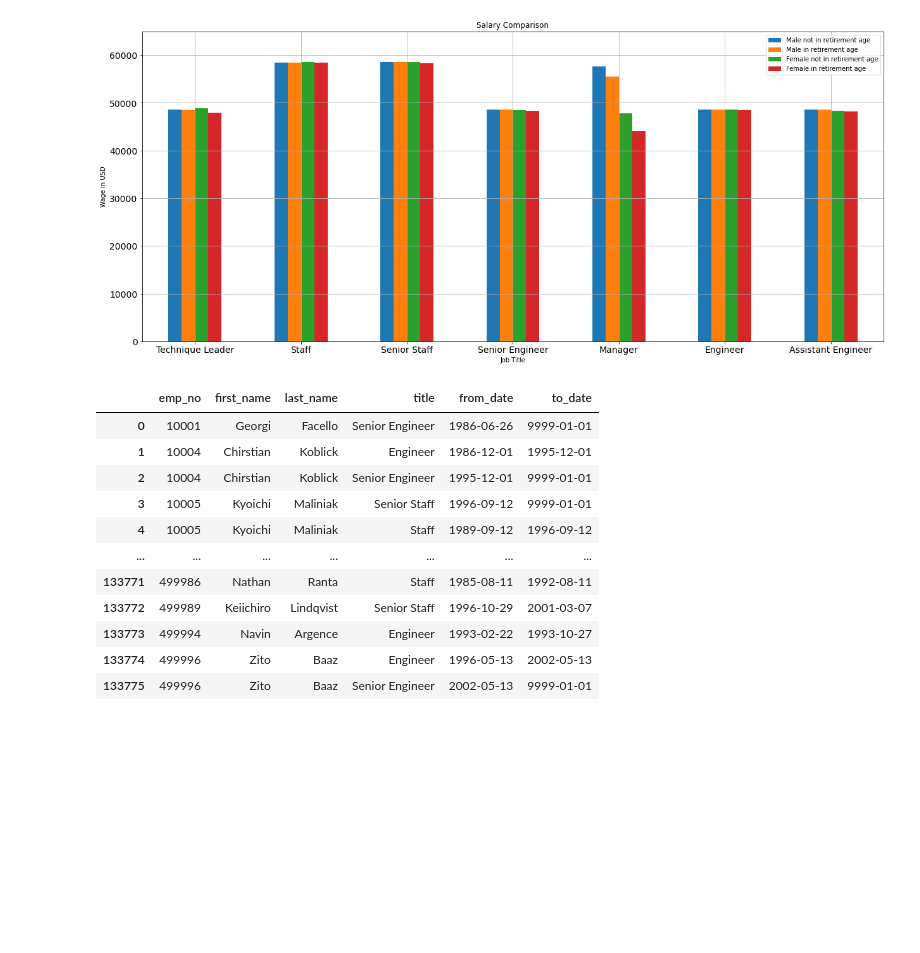
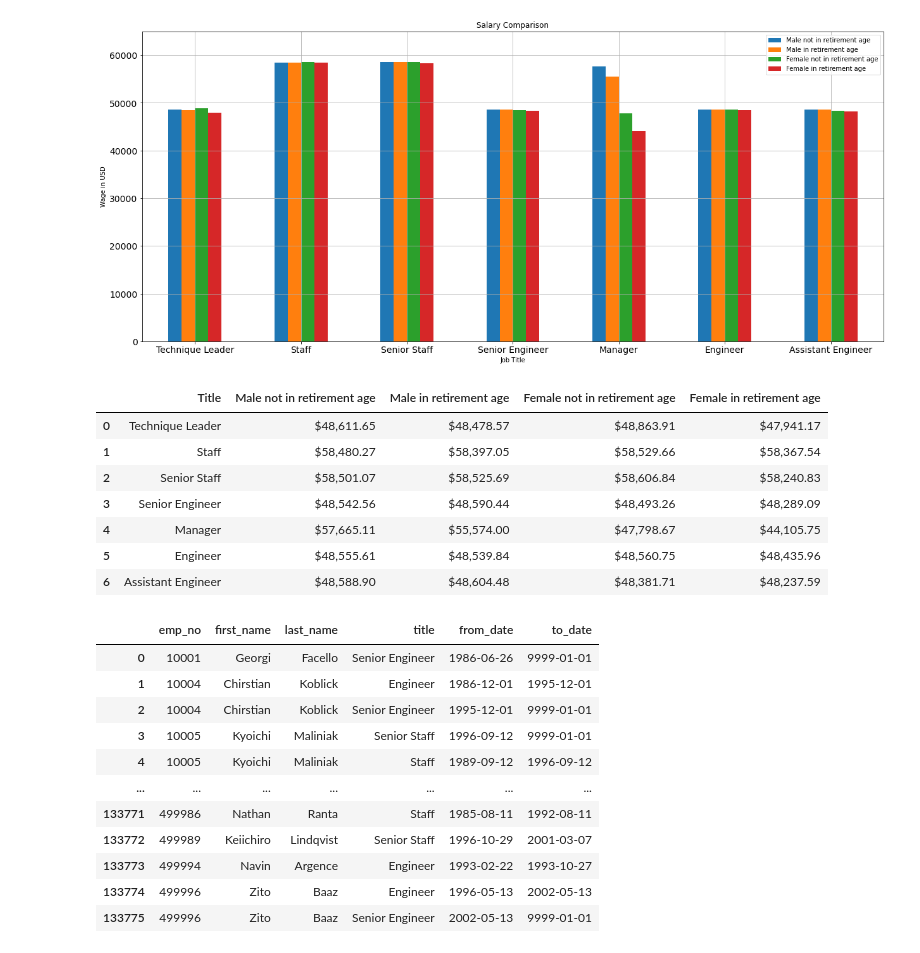
Before and after one commit to Daniel-Sanudo/Pewlett-Hackard-Analysis, a Jupyter notebook: Data/Tables.ipynb, the cells around one changed output. Drawn from its saved outputs; the diff is of its cells as text; code cells hidden in the pictures; blank space fills up the shorter version.

```diff
--- a/Data/Tables.ipynb
+++ b/Data/Tables.ipynb
@@ -43,6 +33,21 @@ wage_gap_csv.plot(
  Text(5, 0, 'Engineer'),
  Text(6, 0, 'Assistant Engineer')]
 [figure]
+# %%
+wage_gap_csv['Male not in retirement age'] = wage_gap_csv['Male not in retirement age'].map('${:,.2f}'.format)
+wage_gap_csv['Male in retirement age'] = wage_gap_csv['Male in retirement age'].map('${:,.2f}'.format)
+wage_gap_csv['Female not in retirement age'] = wage_gap_csv['Female not in retirement age'].map('${:,.2f}'.format)
+wage_gap_csv['Female in retirement age'] = wage_gap_csv['Female in retirement age'].map('${:,.2f}'.format)
+wage_gap_csv
+# %% [output]
+|  | Title | Male not in retirement age | Male in retirement age | Female not in retirement age | Female in retirement age |
+| 0 | Technique Leader | $48,611.65 | $48,478.57 | $48,863.91 | $47,941.17 |
+| 1 | Staff | $58,480.27 | $58,397.05 | $58,529.66 | $58,367.54 |
+| 2 | Senior Staff | $58,501.07 | $58,525.69 | $58,606.84 | $58,240.83 |
+| 3 | Senior Engineer | $48,542.56 | $48,590.44 | $48,493.26 | $48,289.09 |
+| 4 | Manager | $57,665.11 | $55,574.00 | $47,798.67 | $44,105.75 |
+| 5 | Engineer | $48,555.61 | $48,539.84 | $48,560.75 | $48,435.96 |
+| 6 | Assistant Engineer | $48,588.90 | $48,604.48 | $48,381.71 | $48,237.59 |
 # %%
 retirement_titles_df = pd.read_csv('retirement_titles.csv')
 retirement_titles_df
```
Also changed, not shown: parts of 3 cells of this notebook, 4 other files.
